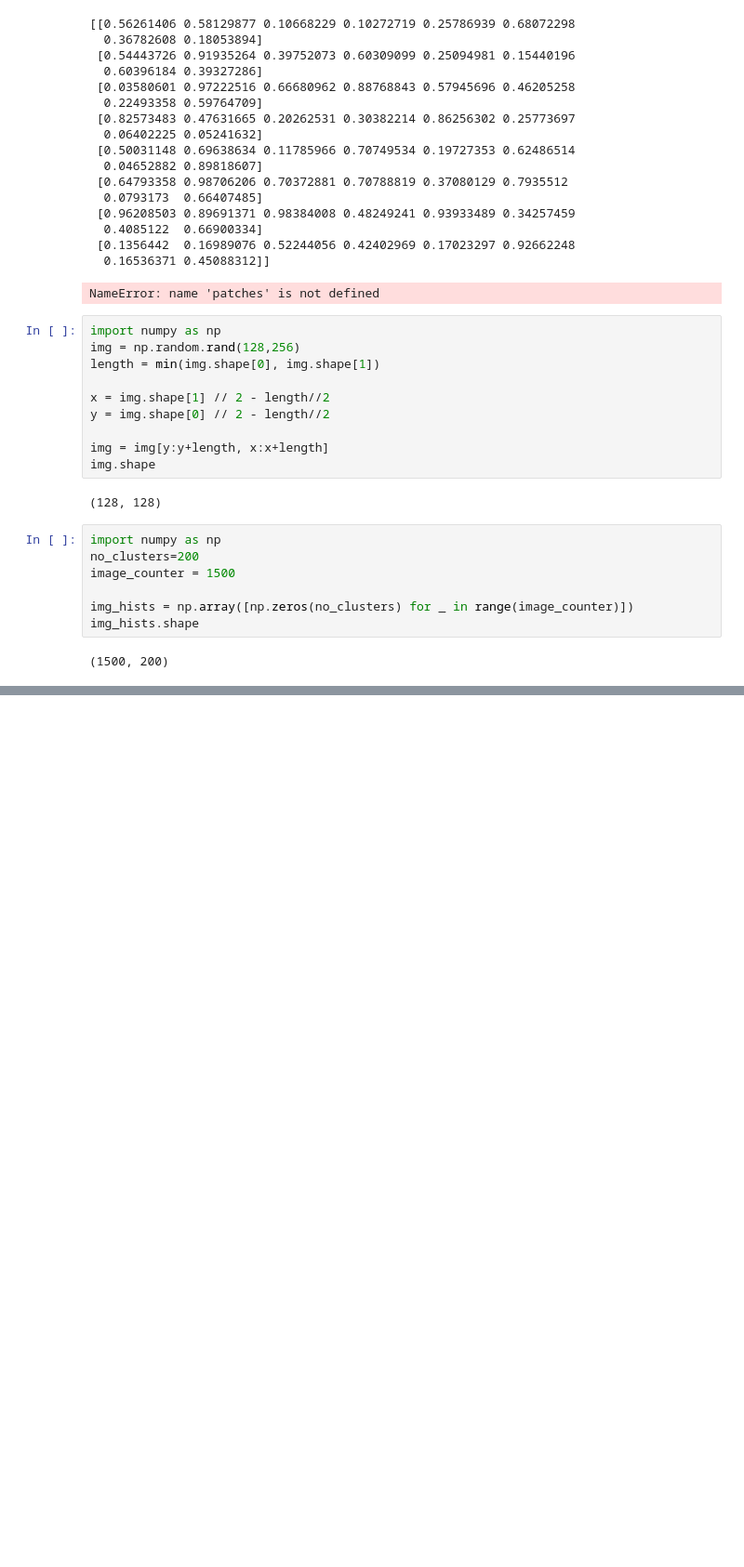
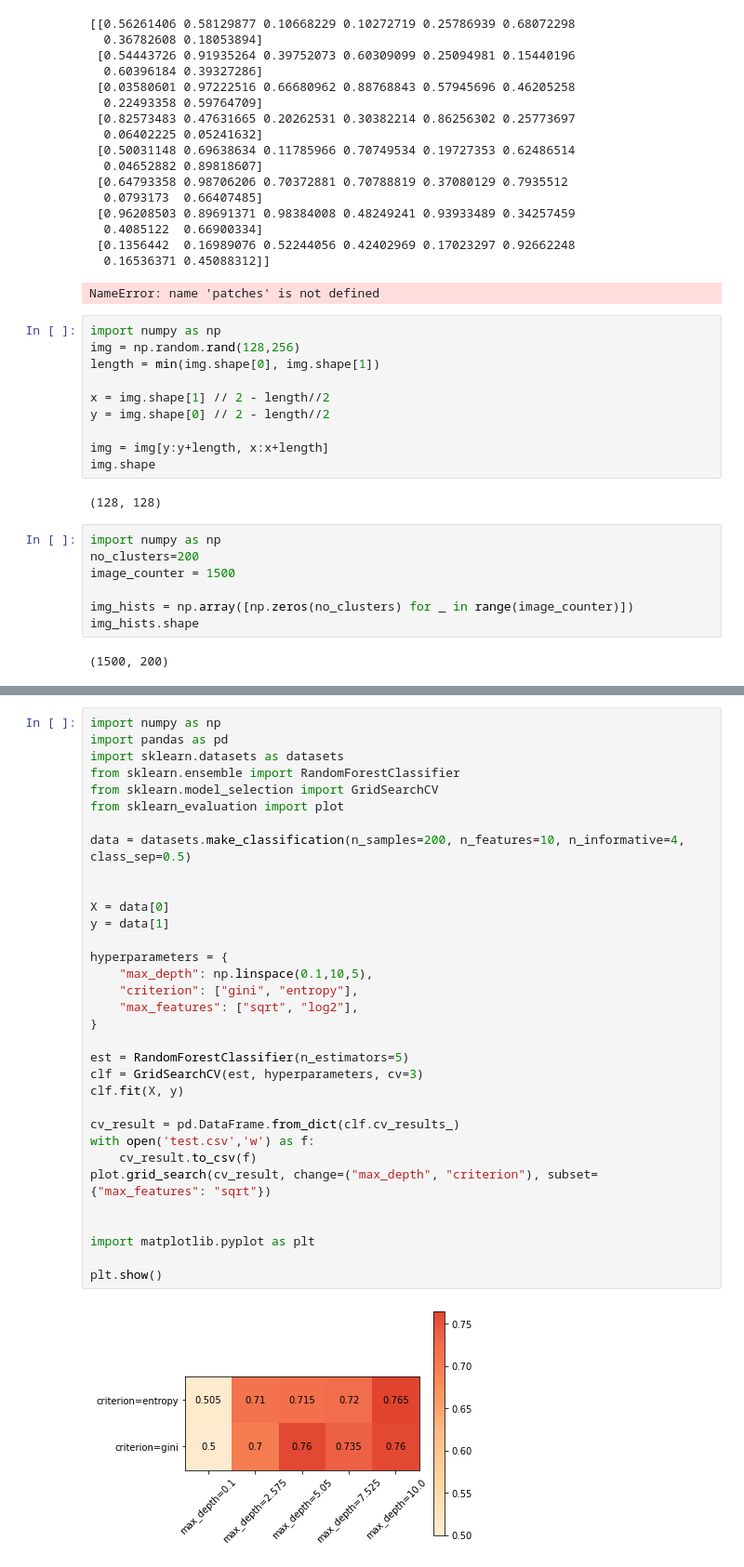
Before and after one commit to XuanLi728/CV_CourseWork3, a Jupyter notebook: src/test.ipynb, the cells around one changed output, grey strips where cells are left out. Shown: that part at 93% size. Cells and saved outputs as stored; diff of their text form; blank space fills up the shorter version.

```diff
--- a/src/test.ipynb
+++ b/src/test.ipynb
@@ -248,0 +329,35 @@ img_hists.shape
+# %%
+import numpy as np
+import pandas as pd
+import sklearn.datasets as datasets
+from sklearn.ensemble import RandomForestClassifier
+from sklearn.model_selection import GridSearchCV
+from sklearn_evaluation import plot
+
+data = datasets.make_classification(n_samples=200, n_features=10, n_informative=4, class_sep=0.5)
+
+
+X = data[0]
+y = data[1]
+
+hyperparameters = {
+    "max_depth": np.linspace(0.1,10,5),
+    "criterion": ["gini", "entropy"],
+    "max_features": ["sqrt", "log2"],
+}
+
+est = RandomForestClassifier(n_estimators=5)
+clf = GridSearchCV(est, hyperparameters, cv=3)
+clf.fit(X, y)
+
+cv_result = pd.DataFrame.from_dict(clf.cv_results_)
+with open('test.csv','w') as f:
+    cv_result.to_csv(f)
+plot.grid_search(cv_result, change=("max_depth", "criterion"), subset={"max_features": "sqrt"})
+
+
+import matplotlib.pyplot as plt
+
+plt.show()
+# %% [output]
+[figure, added]
```
Also changed, not shown: parts of 7 cells of this notebook, 12 other files.
